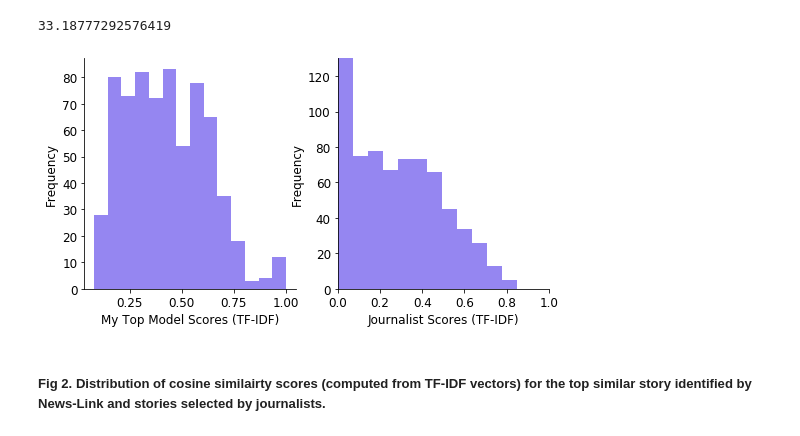
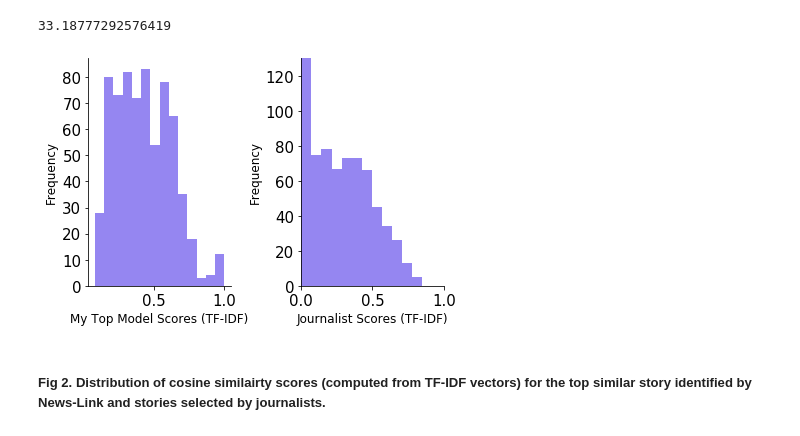
Before and after one commit to CylitaGuy/news-link, a Jupyter notebook: notebooks/Data_Viz_Exploration.ipynb, the cells around one changed output. Drawn from its saved outputs; the diff is of its cells as text; code cells hidden in the pictures.

```diff
--- a/notebooks/Data_Viz_Exploration.ipynb
+++ b/notebooks/Data_Viz_Exploration.ipynb
@@ -128,34 +140,37 @@ fig, (ax1, ax2) = plt.subplots(1,2)
 
 ax1.hist(val_tfidf['MyModel'], bins='auto', alpha=0.8, color="mediumslateblue")
 #removing top and right borders
 ax1.spines['top'].set_visible(False)
 ax1.spines['right'].set_visible(False)
 #labelling x and y axes
 ax1.set_xlabel('My Top Model Scores (TF-IDF)', fontsize=12) #labelling x and y axes
 ax1.set_ylabel('Frequency', fontsize=12)
 
 
 ax2.hist(val_tfidf['JournalScore'], bins='auto', alpha=0.8, color="mediumslateblue")
 #removing top and right borders
 ax2.spines['top'].set_visible(False)
 ax2.spines['right'].set_visible(False)
 #labelling x and y axes
 ax2.set_xlabel('Journalist Scores (TF-IDF)', fontsize=12)
 ax2.set_ylabel('Frequency', fontsize=12)
 
 
 plt.subplots_adjust(bottom=0.1, right=1.2, top=0.9)
 plt.rc('axes', labelsize=12)    # fontsize of the x and y labels
 plt.rc('xtick', labelsize=12)    # fontsize of the tick labels
 plt.rc('ytick', labelsize=12)    # fontsize of the tick labels
 
 #Setting x and y limits
 plt.xlim(0.0, 1.0)
 plt.ylim(0.0, 130)
 
+#Adjusting margins
+plt.tight_layout()
+
 plt.savefig("TFIDF_Distribution.pdf", transparent = True)
 # %% [output]
-[figure, old version]
+[figure, new version]
 # %% [markdown]
 ##### Fig 2. Distribution of cosine similairty scores (computed from TF-IDF vectors) for the top similar story identified by News-Link and stories selected by journalists.
 # %% [markdown]
```
Also changed, not shown: parts of 7 cells of this notebook.
